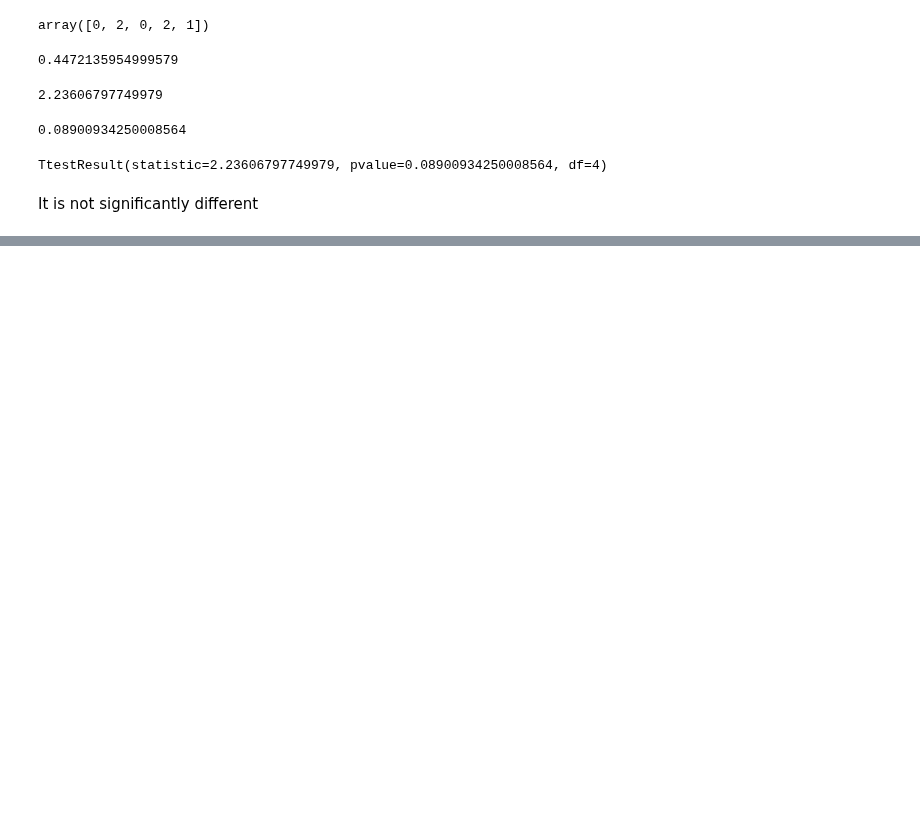
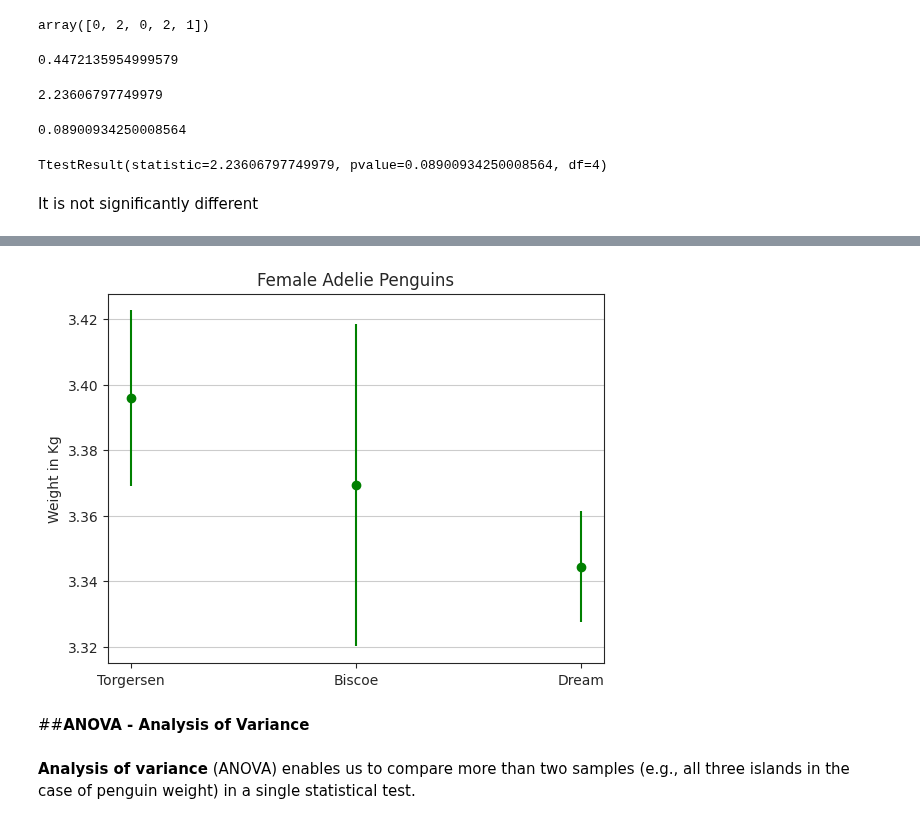
Before and after one commit to fakhar-iqbal/Machine_Learning_Fundamentals, a Jupyter notebook: Statistics.ipynb, the cells around one changed output, grey strips where cells are left out. Saved outputs shown, nothing was run; the diff lists cells and outputs as text; code cells hidden in the pictures; blank space fills up the shorter version.

```diff
--- a/Statistics.ipynb
+++ b/Statistics.ipynb
@@ -828,0 +917,13 @@ It is not significantly different
+# %%
+fig,ax = plt.subplots()
+plt.title('Female Adelie Penguins')
+plt.ylabel('Weight in Kg')
+plt.grid(axis='y')
+
+_ = ax.errorbar(['Torgersen', 'Biscoe', 'Dream'],means, CIerrors,fmt='o', color='green' )
+# %% [output]
+[figure, added]
+# %% [markdown]
+##**ANOVA - Analysis of Variance**
+# %% [markdown]
+**Analysis of variance** (ANOVA) enables us to compare more than two samples (e.g., all three islands in the case of penguin weight) in a single statistical test.
```
Also changed, not shown: parts of 26 cells of this notebook.
